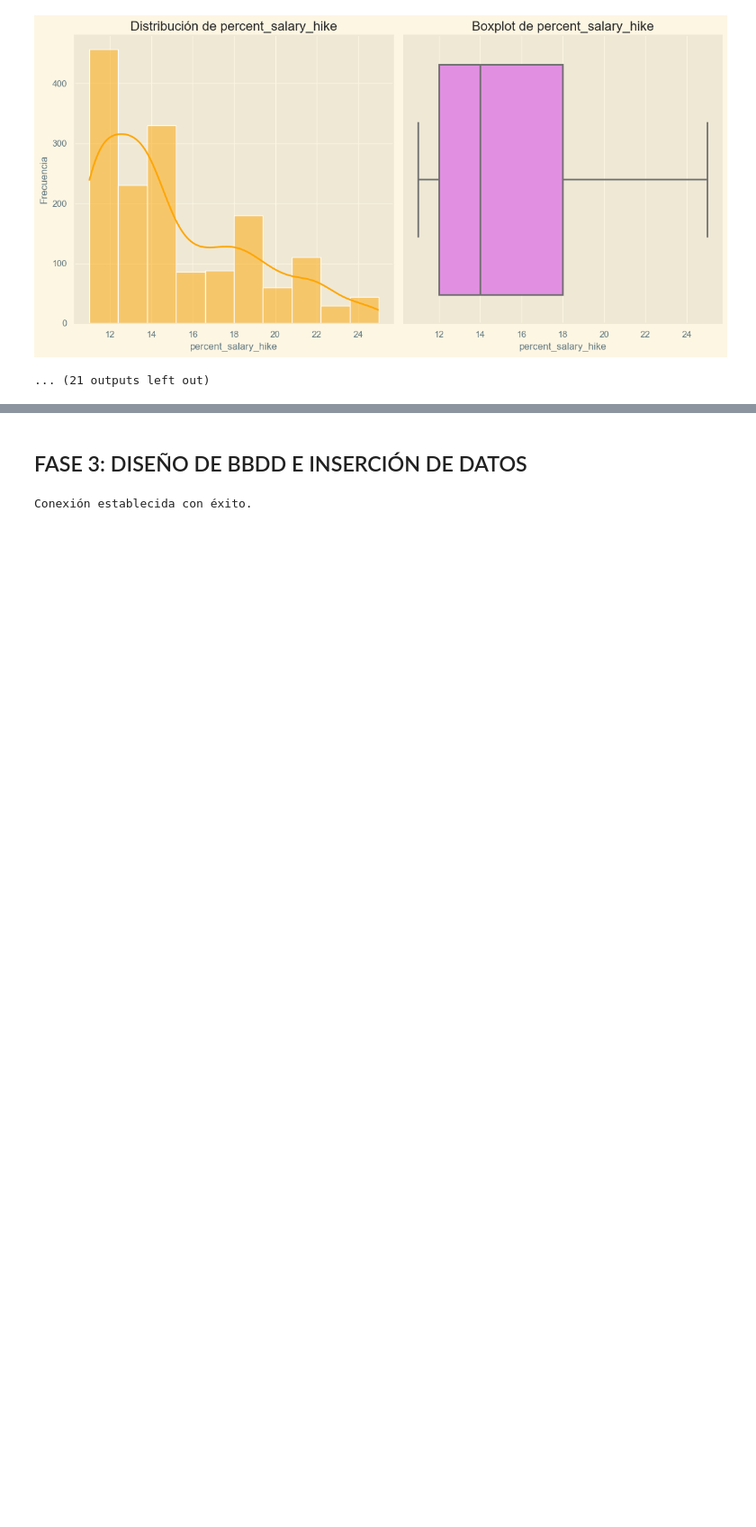
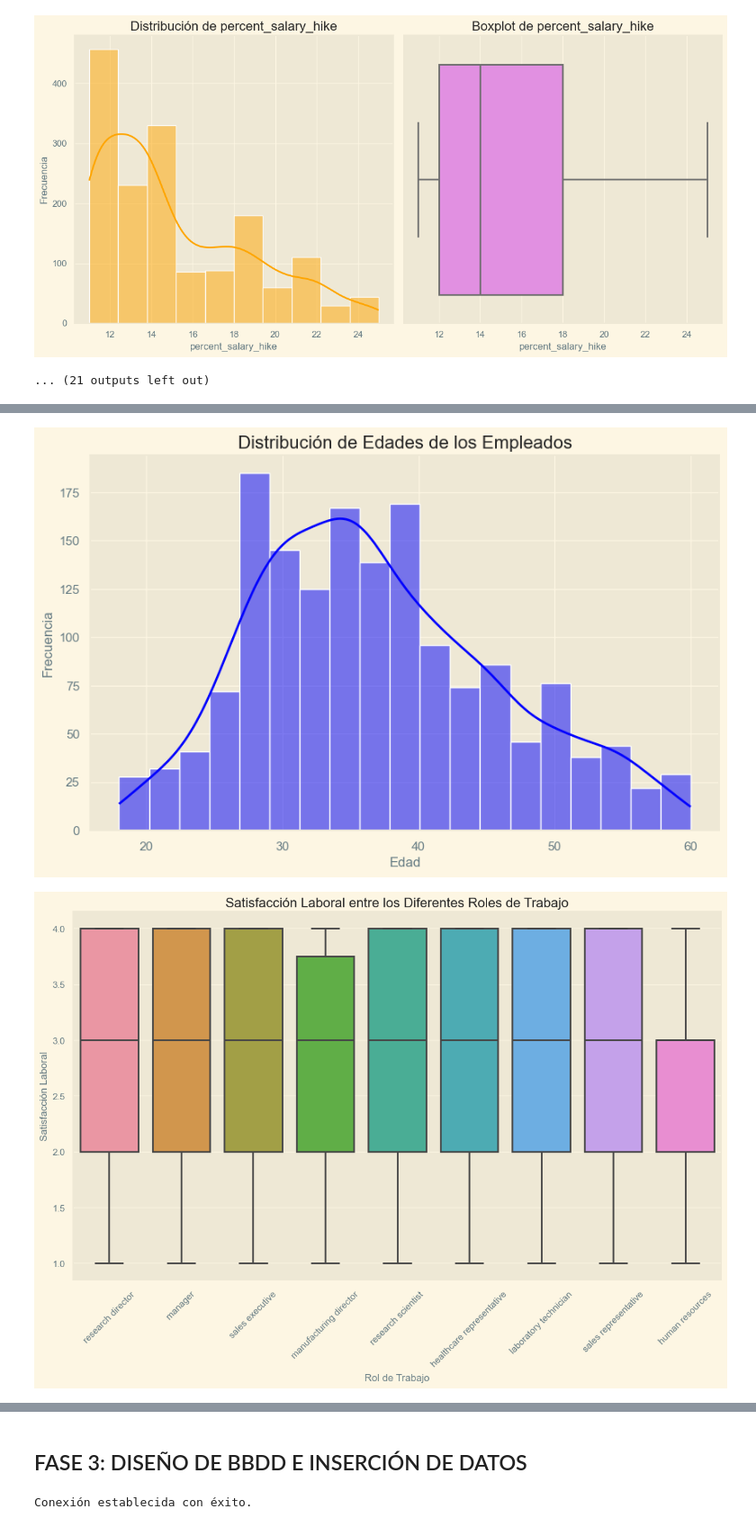
Before and after one commit to Adalab/proyecto-da_c_modulo3_team_4, a Jupyter notebook: ejercicio_proyecto.ipynb, the cells around one changed output, grey strips where cells are left out. Shown at 90% size. Saved outputs shown, nothing was run; the diff lists cells and outputs as text; code cells hidden in the pictures; blank space fills up the shorter version.

```diff
--- a/ejercicio_proyecto.ipynb
+++ b/ejercicio_proyecto.ipynb
@@ -523,0 +546,54 @@ visualizar_estadisticas(estadisticas)
+# %%
+# 1. ¿Cuál es la distribución de edades de los empleados?
+plt.figure(figsize=(10, 6))
+sns.histplot(df['age'], kde=True, color='blue')
+plt.title('Distribución de Edades de los Empleados')
+plt.xlabel('Edad')
+plt.ylabel('Frecuencia')
+plt.show()
+# 2. ¿Cómo se distribuye la satisfacción laboral entre los diferentes roles de trabajo?
+plt.figure(figsize=(14, 8))
+sns.boxplot(x='jobrole', y='job_satisfaction', data=df)
+plt.title('Satisfacción Laboral entre los Diferentes Roles de Trabajo')
+plt.xlabel('Rol de Trabajo')
+plt.ylabel('Satisfacción Laboral')
+plt.xticks(rotation=45)
+plt.show()
+# 3. ¿Existe una relación entre el nivel de educación y la satisfacción laboral?
+plt.figure(figsize=(10, 6))
+sns.boxplot(x='education', y='job_satisfaction', data=df)
+plt.title('Relación entre el Nivel de Educación y la Satisfacción Laboral')
+plt.xlabel('Nivel de Educación')
+plt.ylabel('Satisfacción Laboral')
+plt.show()
+# 4. ¿Cuál es la distribución de género en la empresa?
+plt.figure(figsize=(8, 6))
+sns.countplot(x='gender', data=df, palette='pastel')
+plt.title('Distribución de Género en la Empresa')
+plt.xlabel('Género')
+plt.ylabel('Frecuencia')
+plt.show()
+# 5. ¿Cuál es la relación entre los años en la empresa y la satisfacción laboral?
+plt.figure(figsize=(10, 6))
+sns.scatterplot(x='years_at_company', y='job_satisfaction', data=df)
+plt.title('Relación entre los Años en la Empresa y la Satisfacción Laboral')
+plt.xlabel('Años en la Empresa')
+plt.ylabel('Satisfacción Laboral')
+plt.show()
+# 6. ¿Cuál es la relación entre la distancia desde casa y la satisfacción laboral?
+plt.figure(figsize=(10, 6))
+sns.scatterplot(x='distance_from_home', y='job_satisfaction', data=df)
+plt.title('Relación entre la Distancia desde Casa y la Satisfacción Laboral')
+plt.xlabel('Distancia desde Casa')
+plt.ylabel('Satisfacción Laboral')
+plt.show()
+# 7. ¿Cómo varía la satisfacción laboral entre los empleados que trabajan de forma remota y los que no?
+plt.figure(figsize=(10, 6))
+sns.boxplot(x='remote_work', y='job_satisfaction', data=df)
+plt.title('Satisfacción Laboral entre Empleados que Trabajan de Forma Remota y los que No')
+plt.xlabel('Trabajo Remoto')
+plt.ylabel('Satisfacción Laboral')
+plt.show()
+# %% [output]
+[figure, added]
+[figure, added]
```
Also changed, not shown: parts of 5 cells of this notebook, 1 other file.
